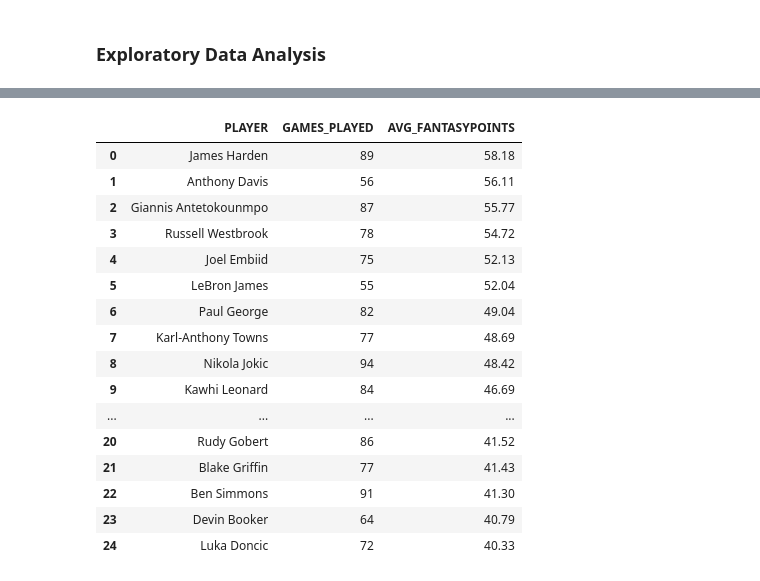
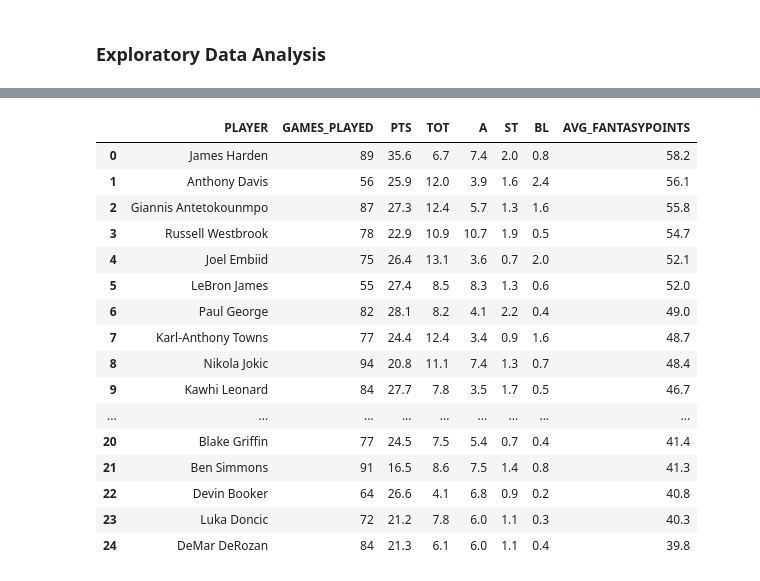
Before and after one commit to acheng1230/Udacity_DataScientist_Nanodegree, a Jupyter notebook: Project_01/ipynb/02_DataAnalysis_PlayerStats-DFS.ipynb, the cells around one changed output, grey strips where cells are left out. Saved outputs shown, nothing was run; the diff lists cells and outputs as text; code cells hidden in the pictures.

```diff
--- a/Project_01/ipynb/02_DataAnalysis_PlayerStats-DFS.ipynb
+++ b/Project_01/ipynb/02_DataAnalysis_PlayerStats-DFS.ipynb
@@ -26,7 +26,7 @@ import matplotlib.style as style
 style.use('fivethirtyeight')
 
 # Use 2 decimal places in output display
-pd.set_option("display.precision", 2)
+pd.set_option("display.precision", 1)
 # %%
 os.chdir('../lib')
 # %%
@@ -92,9 +92,16 @@ df['DATE_Month'] = df['DATE_Month'].replace({'October':'NBA1819-01_October',
                                              'April':'NBA1819-07_April',
                                              'May':'NBA1819-08_May',
                                              'June':'NBA1819-09_June'})
+
+# Create the percentage columns to better understand game performance
+df['FG%'] = df['FG'] / df['FGA']
+df['3P%'] = df['3P'] / df['3PA']
+df['FT%'] = df['FT'] / df['FTA']
 # %%
 # Institute a minimum games played to reduce noise
-test_df = min_games_filter(df, games_played=40)
+df = min_games_filter(df, games_played=40)
 
 # Create a filter to look at just starters
-starter_mask = (test_df['STARTER (Y/N)'] == 'Y')
+starter_mask = (df['DATASET'] == 'NBA 2018-2019 Regular Season') & ((df['POSITION'] == 'PG') | \
+                (df['POSITION'] == 'SG') | (df['POSITION'] == 'SF') | (df['POSITION'] == 'PF') | \
+                    (df['POSITION'] == 'C'))
@@ -173,31 +169,38 @@ player_trends
 # %%
 top_players = pd.pivot_table(df, index=['PLAYER'],
-                                 values=['YAHOO_FANTASYPOINTS', 'GAME-ID'],
+                                 values=['YAHOO_FANTASYPOINTS', 'GAME-ID', 'PTS', 'TOT', 'A', 'ST', 'BL'],
                                  aggfunc={'YAHOO_FANTASYPOINTS':'mean',
-                                          'GAME-ID':'count'}).sort_values(by='YAHOO_FANTASYPOINTS', ascending=False).head(25).reset_index()
+                                          'GAME-ID':'count',
+                                          'PTS':'mean',
+                                          'TOT':'mean',
+                                          'A':'mean',
+                                          'ST':'mean',
+                                          'BL':'mean'}).sort_values(by='YAHOO_FANTASYPOINTS', ascending=False).head(25).reset_index()
 
 # Rename the pivot table columns for clarity
 top_players.rename(columns={'GAME-ID':'GAMES_PLAYED',
                             'YAHOO_FANTASYPOINTS':'AVG_FANTASYPOINTS'}, inplace=True)
-top_players
+
+# Reorder the column headers
+top_players[['PLAYER', 'GAMES_PLAYED', 'PTS', 'TOT', 'A', 'ST', 'BL', 'AVG_FANTASYPOINTS']]
 # %% [output]
-|  | PLAYER | GAMES_PLAYED | AVG_FANTASYPOINTS |
-| 0 | James Harden | 89 | 58.18 |
-| 1 | Anthony Davis | 56 | 56.11 |
-| 2 | Giannis Antetokounmpo | 87 | 55.77 |
-| 3 | Russell Westbrook | 78 | 54.72 |
-| 4 | Joel Embiid | 75 | 52.13 |
-| 5 | LeBron James | 55 | 52.04 |
-| 6 | Paul George | 82 | 49.04 |
-| 7 | Karl-Anthony Towns | 77 | 48.69 |
-| 8 | Nikola Jokic | 94 | 48.42 |
-| 9 | Kawhi Leonard | 84 | 46.69 |
-| ... | ... | ... | ... |
-| 20 | Rudy Gobert | 86 | 41.52 |
-| 21 | Blake Griffin | 77 | 41.43 |
-| 22 | Ben Simmons | 91 | 41.30 |
-| 23 | Devin Booker | 64 | 40.79 |
-| 24 | Luka Doncic | 72 | 40.33 |
+|  | PLAYER | GAMES_PLAYED | PTS | TOT | A | ST | BL | AVG_FANTASYPOINTS |
+| 0 | James Harden | 89 | 35.6 | 6.7 | 7.4 | 2.0 | 0.8 | 58.2 |
+| 1 | Anthony Davis | 56 | 25.9 | 12.0 | 3.9 | 1.6 | 2.4 | 56.1 |
+| 2 | Giannis Antetokounmpo | 87 | 27.3 | 12.4 | 5.7 | 1.3 | 1.6 | 55.8 |
+| 3 | Russell Westbrook | 78 | 22.9 | 10.9 | 10.7 | 1.9 | 0.5 | 54.7 |
+| 4 | Joel Embiid | 75 | 26.4 | 13.1 | 3.6 | 0.7 | 2.0 | 52.1 |
+| 5 | LeBron James | 55 | 27.4 | 8.5 | 8.3 | 1.3 | 0.6 | 52.0 |
+| 6 | Paul George | 82 | 28.1 | 8.2 | 4.1 | 2.2 | 0.4 | 49.0 |
+| 7 | Karl-Anthony Towns | 77 | 24.4 | 12.4 | 3.4 | 0.9 | 1.6 | 48.7 |
+| 8 | Nikola Jokic | 94 | 20.8 | 11.1 | 7.4 | 1.3 | 0.7 | 48.4 |
+| 9 | Kawhi Leonard | 84 | 27.7 | 7.8 | 3.5 | 1.7 | 0.5 | 46.7 |
+| ... | ... | ... | ... | ... | ... | ... | ... | ... |
+| 20 | Blake Griffin | 77 | 24.5 | 7.5 | 5.4 | 0.7 | 0.4 | 41.4 |
+| 21 | Ben Simmons | 91 | 16.5 | 8.6 | 7.5 | 1.4 | 0.8 | 41.3 |
+| 22 | Devin Booker | 64 | 26.6 | 4.1 | 6.8 | 0.9 | 0.2 | 40.8 |
+| 23 | Luka Doncic | 72 | 21.2 | 7.8 | 6.0 | 1.1 | 0.3 | 40.3 |
+| 24 | DeMar DeRozan | 84 | 21.3 | 6.1 | 6.0 | 1.1 | 0.4 | 39.8 |
 # %%
 boxscore = ['DATE', 'PLAYER', 'OPPONENTTEAM', 'MINUTES',
             'FG', 'FGA', 'FG%', '3P', '3PA', '3P%', 'FT', 'FTA', 'FT%',
```
Also changed, not shown: parts of 9 cells of this notebook, 2 other files.
